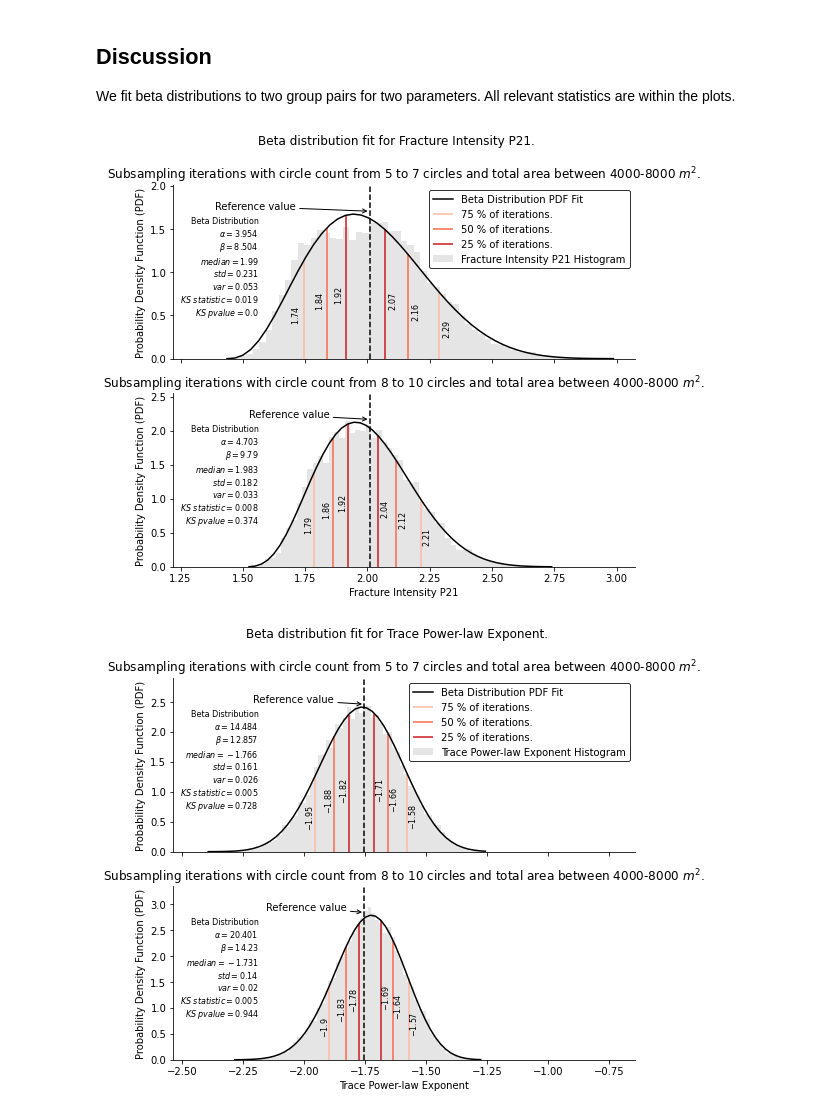
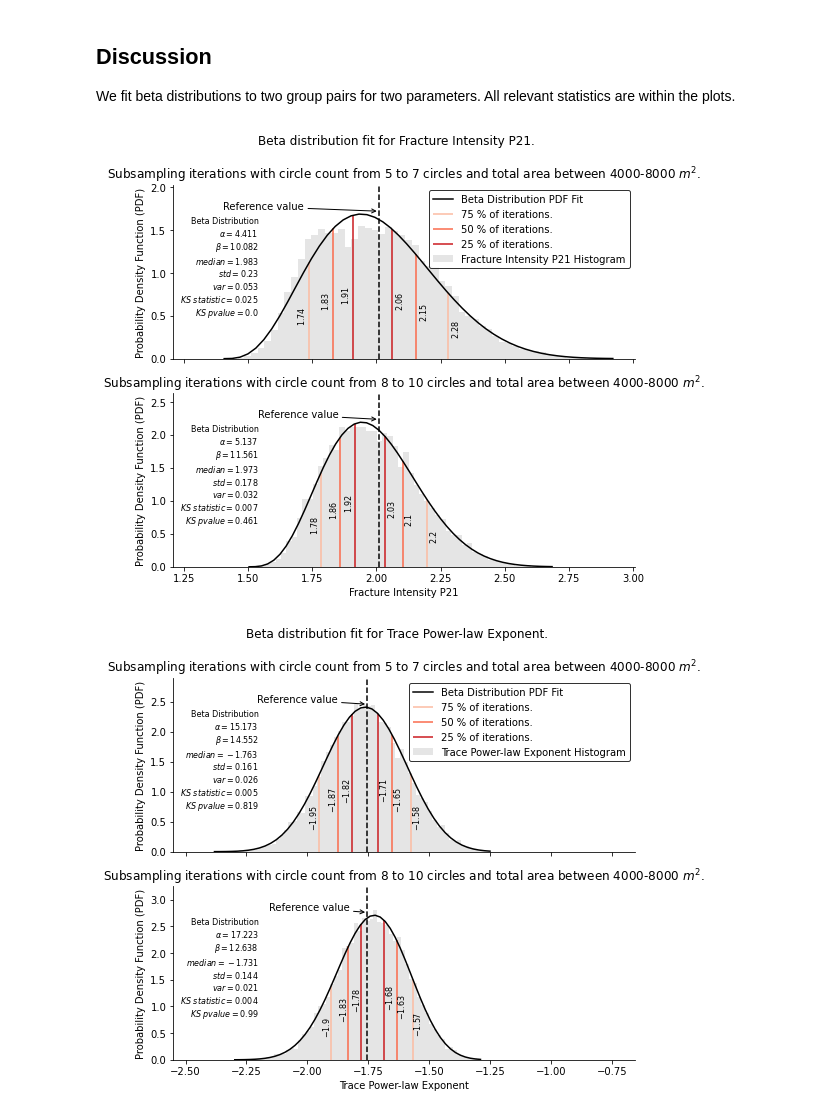
Before and after one commit to nialov/fractopo-subsampling, a Jupyter notebook: scripts_and_notebooks/notebooks/Subsampling_Figures_8_9_and_10.ipynb, the cells around one changed output. Drawn from its saved outputs; the diff is of its cells as text; code cells hidden in the pictures.

```diff
--- a/scripts_and_notebooks/notebooks/Subsampling_Figures_8_9_and_10.ipynb
+++ b/scripts_and_notebooks/notebooks/Subsampling_Figures_8_9_and_10.ipynb
@@ -39,7 +39,7 @@ min_radius = 5.0
 max_radius = 26.0
 # stage 1 subsamplings have been collected into a single csv with gather-subsampling invoke cmd
 # Path to that csv:
-data_path_str = "../results/subsampling/collected/Subsampling_results_15042021.csv"
+data_path_str = "../results/subsampling/collected/Subsampling_results_29042021.csv"
 
 # stage 2 subsampling can be run or loaded from a csv
 # Leave empty if you want to run fresh
@@ -64,7 +64,7 @@ subsampling_path = subsampling_config.subsampling_path
 assert all(path.exists() for path in (data_path, save_path, subsampling_path))
 
 # Read csv file with pandas into a DataFrame
-stage_1_all_subsampled_circles = pd.read_csv(data_path, sep=";", index_col=[0])
+stage_1_all_subsampled_circles = utils.read_csv(data_path)
 
 # Validate the DataFrame contents with pandera
 # Checks and coerces e.g. column types
@@ -73,7 +73,7 @@ stage_1_all_subsampled_circles = describe_df_schema.validate(stage_1_all_subsamp
 Reference values from base circle analysis:
 # %%
 # Read csv file with pandas into a DataFrame
-reference_values = pd.read_csv(subsampling_config.base_circle_reference_value_csv_path)
+reference_values = utils.read_csv(subsampling_config.base_circle_reference_value_csv_path)
 
 # Transform from DataFrame into a Python dict
 reference_value_dict = {
@@ -481,33 +481,33 @@ for param in params:
     # Initialize plot
     fig, axes = plt.subplots(2, 1, figsize=utils.paper_figsize(0.6), sharex=True)
 
     # Iterate over circle and area groups and associated axes
     for circle_group, area_group, ax in zip(circle_groups, area_groups, axes):
 
         # Plot the distribution for group-pair
         plotting_utils.plot_distribution(
             dist=stats.beta,
             dist_str="beta",
             agg_df=agg_df,
             circle_group=circle_group,
             area_group=area_group,
             param=param,
             reference_value_dict=reference_value_dict,
             ax=ax,
             legend=ax == axes[0],
             area_bin_col=area_bin_col,
             circle_count_col=circle_count_col,
         )
 
     # Give title
     fig.suptitle(f"Beta distribution fit for {utils.param_renamer(param)}.")
 
     # Save figure
     plot_name = "".join([part[0] for part in param.split(" ")])
     savepath = Path(f"{subsampling_path}/beta_{plot_name}.svg")
     if save:
-        savepath.mkdir(parents=True, exist_ok=True)
+        savepath.parent.mkdir(parents=True, exist_ok=True)
         fig.savefig(savepath, bbox_inches="tight")
 # %% [output]
-[figure, old version]
+[figure, new version]
-[figure, old version]
+[figure, new version]
```
Also changed, not shown: parts of 17 cells of this notebook, 1 other file.
